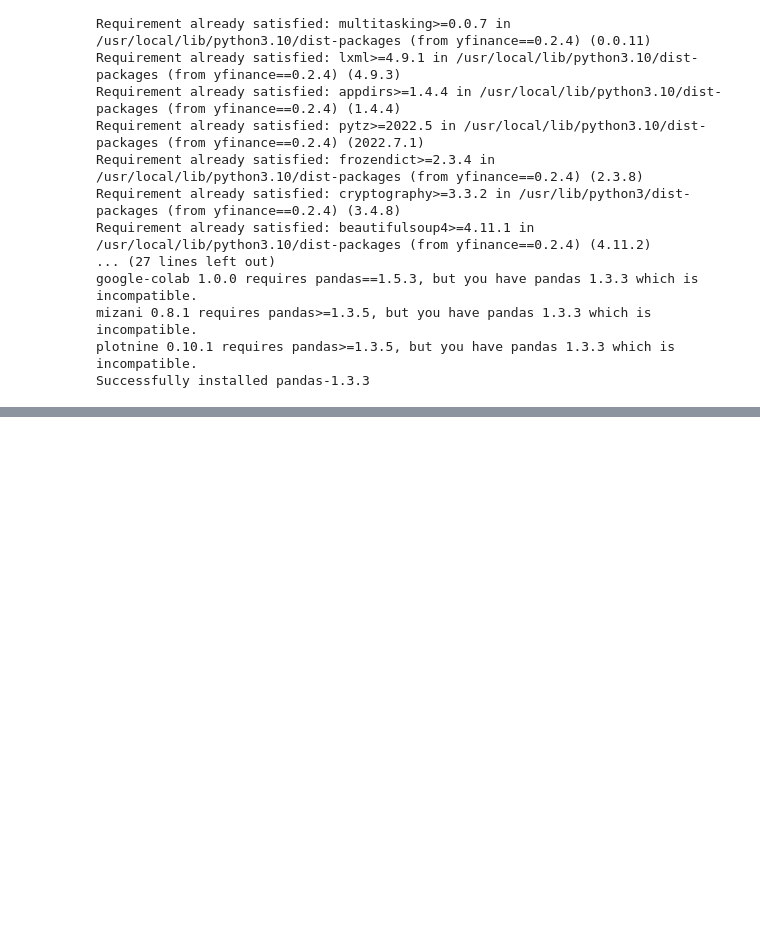
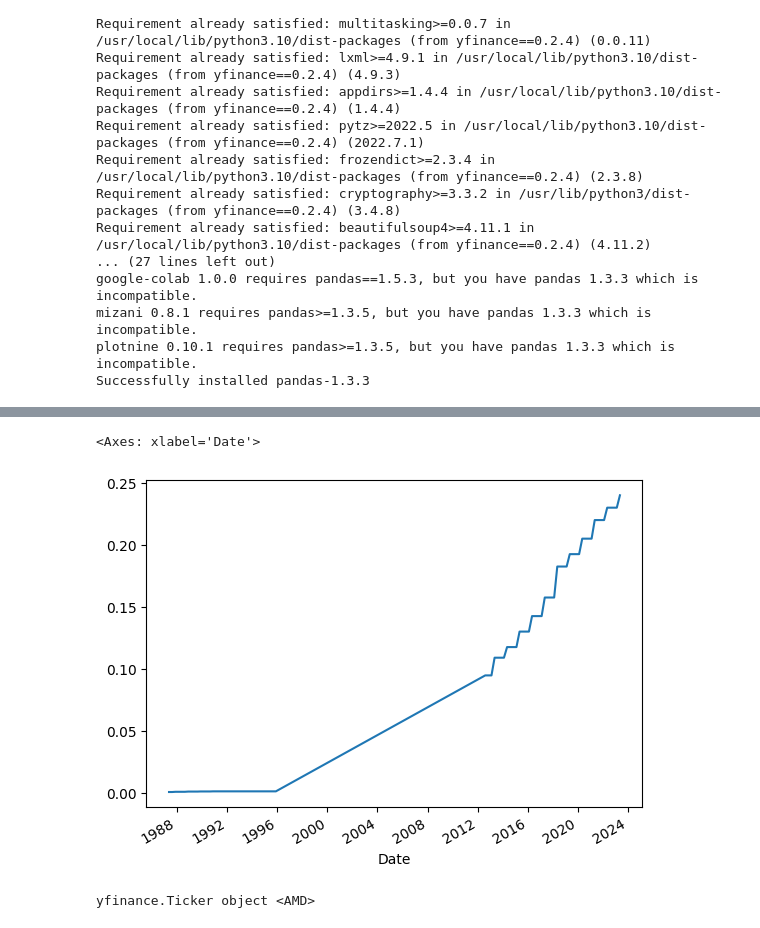
Before and after one commit to ndohvich/Web_Scrapping_Python_Coursera_IBM, a Jupyter notebook: projet1.ipynb, the cells around one changed output, grey strips where cells are left out. Cells and saved outputs as stored; diff of their text form; code cells hidden in the pictures; blank space fills up the shorter version.

```diff
--- a/projet1.ipynb
+++ b/projet1.ipynb
@@ -30,0 +146,10 @@ Successfully installed pandas-1.3.3
+# %%
+apple.dividends.plot()
+# %% [output]
+<Axes: xlabel='Date'>
+[figure, added]
+# %%
+amd=yf.Ticker("AMD")
+print(amd)
+# %% [output]
+yfinance.Ticker object <AMD>
```
Also changed, not shown: parts of 26 cells of this notebook.
